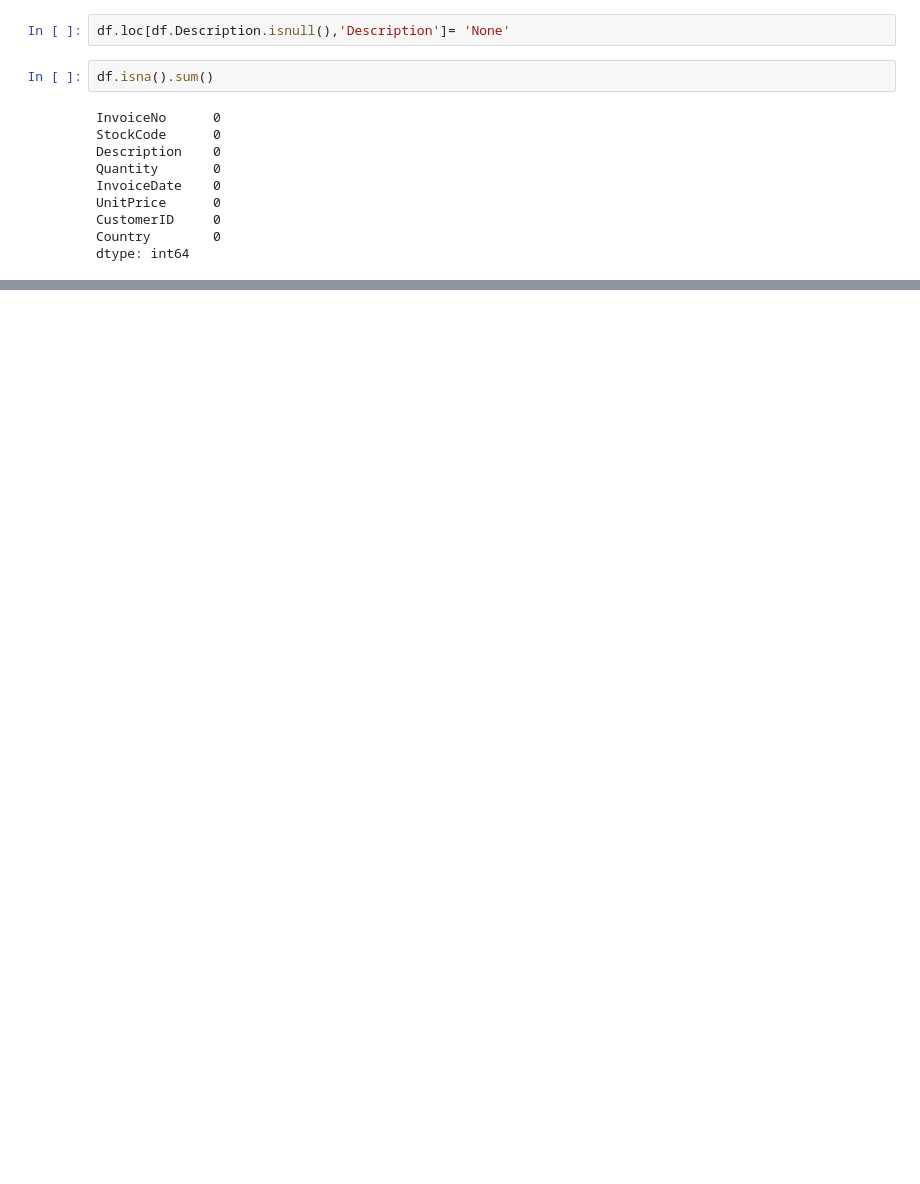
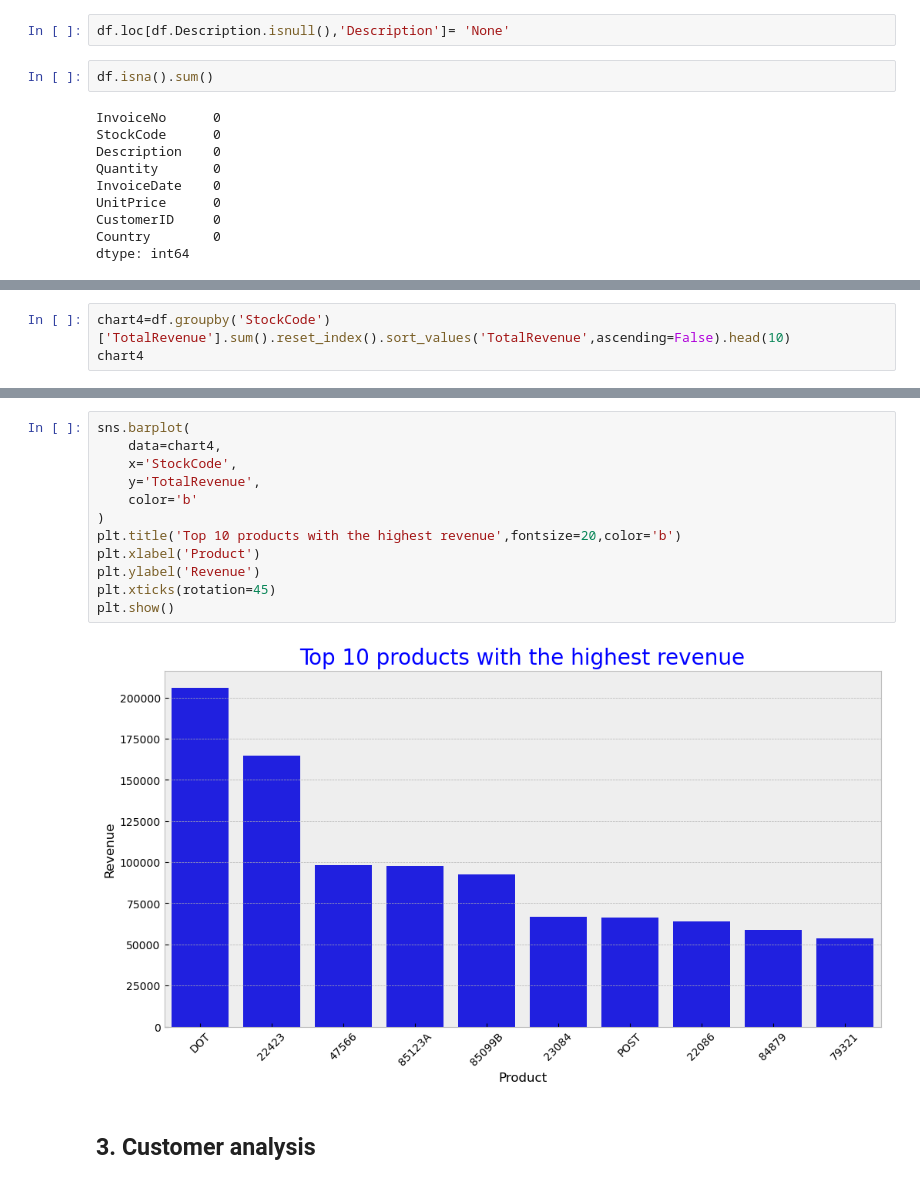
Before and after one commit to nmkhan9/Analyze_online_retail_transaction_data, a Jupyter notebook: Analysis_online.ipynb, the cells around one changed output, grey strips where cells are left out. Drawn from its saved outputs; the diff is of its cells as text; blank space fills up the shorter version.

```diff
--- a/Analysis_online.ipynb
+++ b/Analysis_online.ipynb
@@ -185,0 +208,3 @@ plt.show()
+# %%
+chart4=df.groupby('StockCode')['TotalRevenue'].sum().reset_index().sort_values('TotalRevenue',ascending=False).head(10)
+chart4
@@ -185,0 +223,16 @@ plt.show()
+# %%
+sns.barplot(
+    data=chart4,
+    x='StockCode',
+    y='TotalRevenue',
+    color='b'
+)
+plt.title('Top 10 products with the highest revenue',fontsize=20,color='b')
+plt.xlabel('Product')
+plt.ylabel('Revenue')
+plt.xticks(rotation=45)
+plt.show()
+# %% [output]
+[figure, added]
+# %% [markdown]
+## 3. Customer analysis
```
Also changed, not shown: parts of 32 cells of this notebook.
